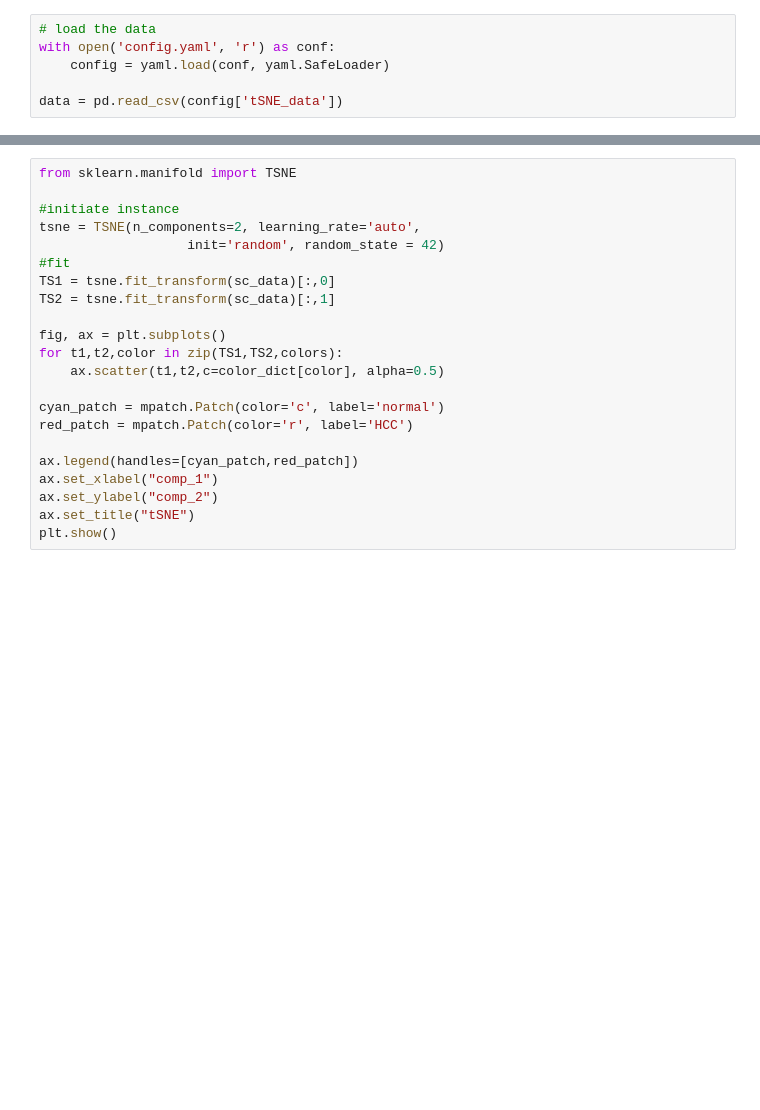
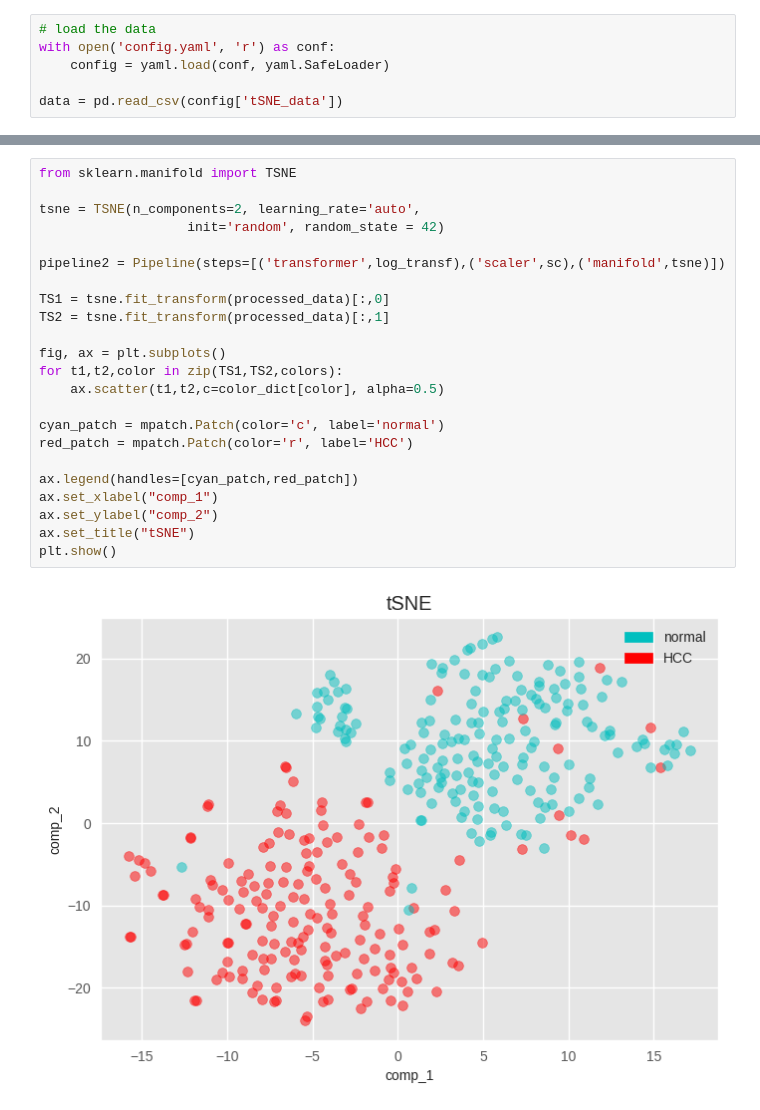
Before and after one commit to Tniemeijer/Data_science_3, a Jupyter notebook: portfolio_assignment_2.ipynb, the cells around one changed output, grey strips where cells are left out. Cells and saved outputs as stored; diff of their text form; blank space fills up the shorter version.

```diff
--- a/portfolio_assignment_2.ipynb
+++ b/portfolio_assignment_2.ipynb
@@ -97,22 +117,25 @@ plt.show()
 # %%
 from sklearn.manifold import TSNE
 
-#initiate instance
 tsne = TSNE(n_components=2, learning_rate='auto',
                    init='random', random_state = 42)
-#fit
-TS1 = tsne.fit_transform(sc_data)[:,0]
-TS2 = tsne.fit_transform(sc_data)[:,1]
+
+pipeline2 = Pipeline(steps=[('transformer',log_transf),('scaler',sc),('manifold',tsne)])
+
+TS1 = tsne.fit_transform(processed_data)[:,0]
+TS2 = tsne.fit_transform(processed_data)[:,1]
 
 fig, ax = plt.subplots()
 for t1,t2,color in zip(TS1,TS2,colors):
     ax.scatter(t1,t2,c=color_dict[color], alpha=0.5)
 
 cyan_patch = mpatch.Patch(color='c', label='normal')
 red_patch = mpatch.Patch(color='r', label='HCC')
 
 ax.legend(handles=[cyan_patch,red_patch])
 ax.set_xlabel("comp_1")
 ax.set_ylabel("comp_2")
 ax.set_title("tSNE")
 plt.show()
+# %% [output]
+[figure, added]
```
Also changed, not shown: parts of 9 cells of this notebook.
